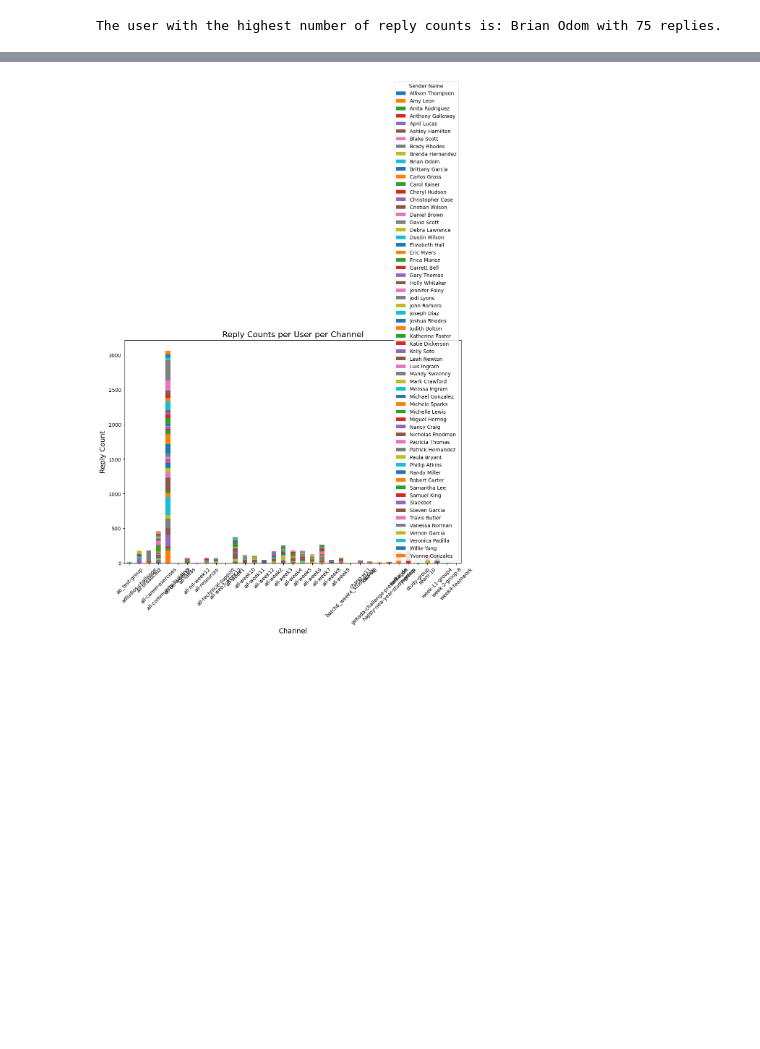
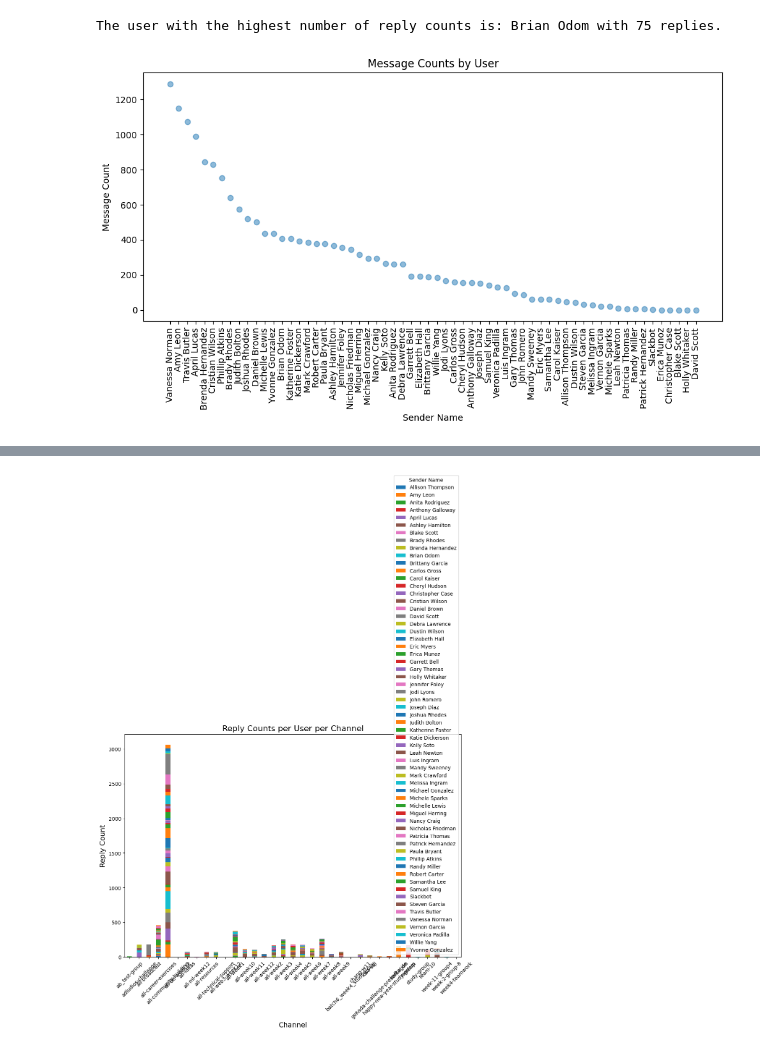
Before and after one commit to biniyam69/tenx-tasks, a Jupyter notebook: notebooks/parse_slack_data.ipynb, the cells around one changed output, grey strips where cells are left out. Saved outputs shown, nothing was run; the diff lists cells and outputs as text; code cells hidden in the pictures; blank space fills up the shorter version.

```diff
--- a/notebooks/parse_slack_data.ipynb
+++ b/notebooks/parse_slack_data.ipynb
@@ -280,3 +280,19 @@ sender_name = parsed_data.loc[user_with_highest_replies, 'sender_name']
 print(f"The user with the highest number of reply counts is: {sender_name} with {highest_reply_count} replies.")
 # %% [output]
 The user with the highest number of reply counts is: Brian Odom with 75 replies.
+# %%
+# User with the most messages
+user_message_counts = parsed_data['sender_name'].value_counts()
+
+user_message_counts_df = pd.DataFrame({'sender_name': user_message_counts.index, 'message_count': user_message_counts.values})
+
+plt.figure(figsize=(10, 6))
+plt.scatter(user_message_counts_df['sender_name'], user_message_counts_df['message_count'], alpha=0.5)
+plt.xlabel('Sender Name')
+plt.ylabel('Message Count')
+plt.title('Message Counts by User')
+plt.xticks(rotation=90)  # Rotating x-axis labels for better readability if needed
+plt.tight_layout()
+plt.show()
+# %% [output]
+[figure, added]
```
Also changed, not shown: parts of 4 cells of this notebook.
